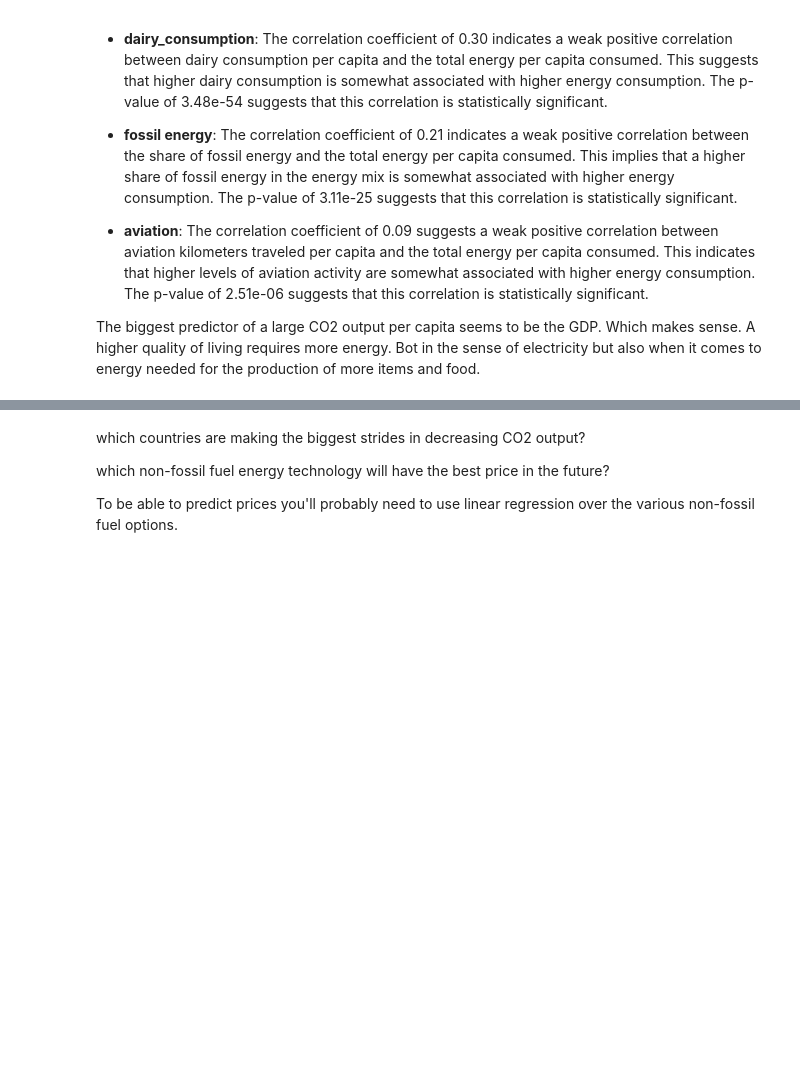
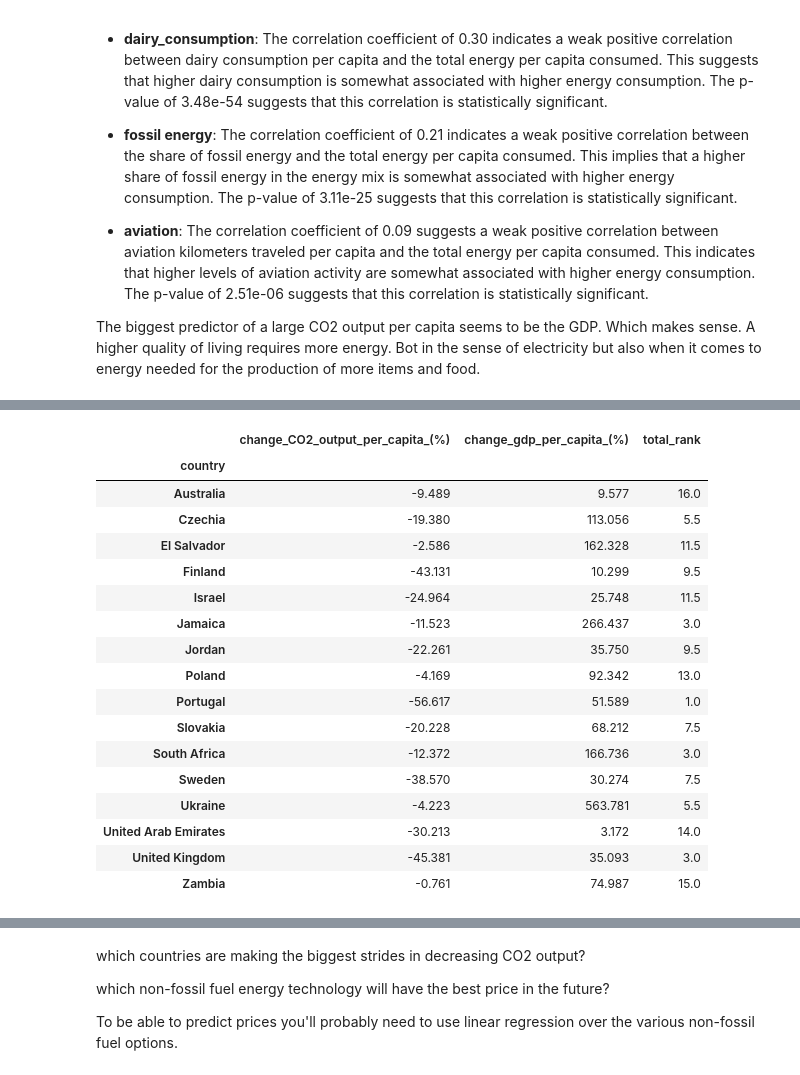
Before and after one commit to MevrouwHelderder/final_assignment, a Jupyter notebook: 2nd_Try_Final_Assignment_Energy_production_and_consumption.ipynb, the cells around one changed output, grey strips where cells are left out. Saved outputs shown, nothing was run; the diff lists cells and outputs as text; code cells hidden in the pictures; blank space fills up the shorter version.

```diff
--- a/2nd_Try_Final_Assignment_Energy_production_and_consumption.ipynb
+++ b/2nd_Try_Final_Assignment_Energy_production_and_consumption.ipynb
@@ -14,9 +14,7 @@ path_base = 'https://raw.githubusercontent.com/MevrouwHelderder/final_assignment
 paths = {
     'energy_total' : path_base + 'owid-energy-data.csv',
     'co2_greenhouse' : path_base + 'owid-co2-data.csv',
-    "net_zero_pledge" : path_base + 'net-zero-targets.csv',
-    'aviation_co2_df' : path_base + 'per-capita-co2-aviation-adjusted.csv',
-    'transport_co2_df': path_base + 'per-capita-co2-transport.csv',
+    'net_zero_pledge' : path_base + 'net-zero-targets.csv',
     'milk_consumption_df': path_base + 'per-capita-milk-consumption.csv',
     'milk_production_df': path_base + 'milk-production-tonnes.csv',
     'meat_supply_df': path_base + 'meat-supply-per-person.csv',
@@ -32,8 +30,6 @@ for key, value in paths.items():
 energy_total_df = dataframes['energy_total']
 co2_greenhouse_df = dataframes['co2_greenhouse']
 net_zero_pledge_df = dataframes["net_zero_pledge"]
-aviation_co2_df = dataframes['aviation_co2_df']
-transport_co2_df = dataframes['transport_co2_df']
 milk_consumption_df = dataframes['milk_consumption_df']
 milk_production_df = dataframes['milk_production_df']
 meat_supply_df = dataframes['meat_supply_df']
@@ -282,0 +263,19 @@ Which makes sense. A higher quality of living requires more energy. Bot in the s
+# %%
+# Finding the top and bottom when it comes to the share of primary that comes from low-carbon
+grouped = everything_2000_interpolated.groupby('country')
+
+first_consumption = grouped.first()['total_co2_consumed_per_capita']
+last_consumption = grouped.last()['total_co2_consumed_per_capita']
+relative_change_consumption = (((last_consumption - first_consumption) / first_consumption)* 100).round(3)
+
+first_gdp = grouped.first()['gdp_per_capita']
+last_gdp = grouped.last()['gdp_per_capita']
+relative_change_gdp = (((last_gdp - first_gdp) / first_gdp)* 100).round(3)
+
+change_df = pd.DataFrame({'change_CO2_output_per_capita_(%)': relative_change_consumption})
+change_df['change_gdp_per_capita_(%)'] = relative_change_gdp
+biggest_consumption_changers = relative_change_consumption.sort_values(ascending=True).head(5)
+biggest_consumption_changers = biggest_consumption_changers.astype(str) + " %"
+
+print('The countries that showed the biggest decrease in CO2 emission per capita, corrected for trade, since 2020:')
+print(biggest_consumption_changers)
@@ -282,0 +298,25 @@ Which makes sense. A higher quality of living requires more energy. Bot in the s
+# %%
+biggest_strides = change_df[(change_df['change_CO2_output_per_capita_(%)'] < 0) & (change_df['change_gdp_per_capita_(%)'] > 0)].copy()
+co2_rank = biggest_strides['change_CO2_output_per_capita_(%)'].rank(ascending=True)
+gdp_rank = biggest_strides['change_gdp_per_capita_(%)'].rank(ascending=False)
+biggest_strides['total_rank'] = (co2_rank + gdp_rank).rank()
+biggest_strides
+# %% [output]
+|  | change_CO2_output_per_capita_(%) | change_gdp_per_capita_(%) | total_rank |
+| country |  |  |  |
+| Australia | -9.489 | 9.577 | 16.0 |
+| Czechia | -19.380 | 113.056 | 5.5 |
+| El Salvador | -2.586 | 162.328 | 11.5 |
+| Finland | -43.131 | 10.299 | 9.5 |
+| Israel | -24.964 | 25.748 | 11.5 |
+| Jamaica | -11.523 | 266.437 | 3.0 |
+| Jordan | -22.261 | 35.750 | 9.5 |
+| Poland | -4.169 | 92.342 | 13.0 |
+| Portugal | -56.617 | 51.589 | 1.0 |
+| Slovakia | -20.228 | 68.212 | 7.5 |
+| South Africa | -12.372 | 166.736 | 3.0 |
+| Sweden | -38.570 | 30.274 | 7.5 |
+| Ukraine | -4.223 | 563.781 | 5.5 |
+| United Arab Emirates | -30.213 | 3.172 | 14.0 |
+| United Kingdom | -45.381 | 35.093 | 3.0 |
+| Zambia | -0.761 | 74.987 | 15.0 |
```
Also changed, not shown: parts of 16 cells of this notebook.
